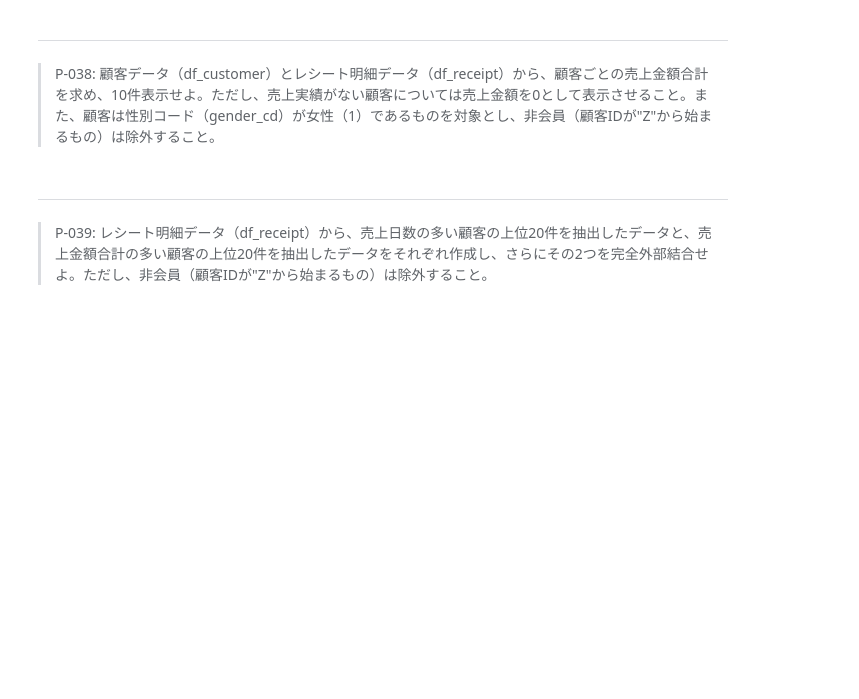
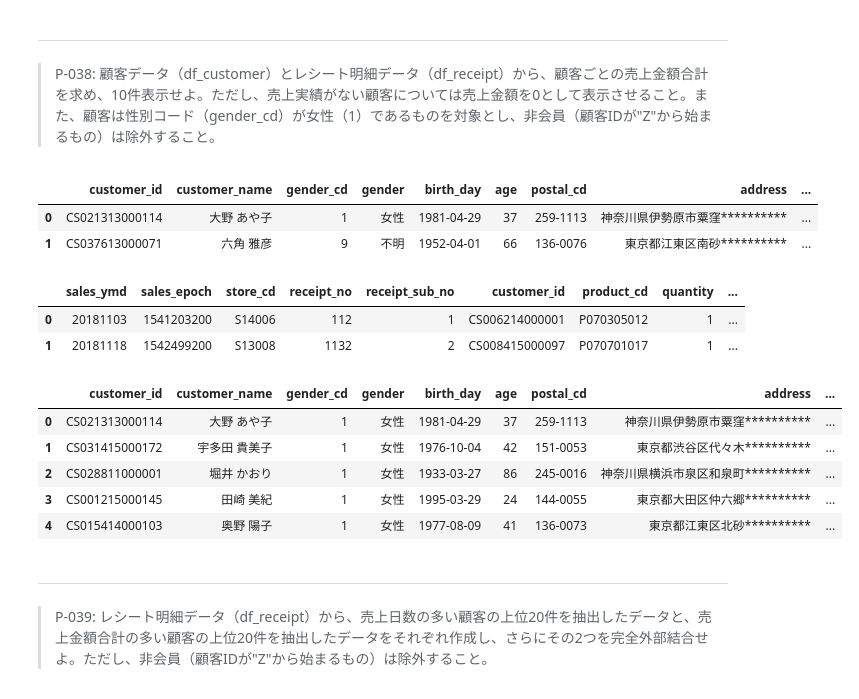
Before and after one commit to libra20/100knocks2, a Jupyter notebook: docker/work/preprocess_knock_Python.ipynb, the cells around one changed output. Cells and saved outputs as stored; diff of their text form; code cells hidden in the pictures; blank space fills up the shorter version.

```diff
--- a/docker/work/preprocess_knock_Python.ipynb
+++ b/docker/work/preprocess_knock_Python.ipynb
@@ -737,6 +737,28 @@ df_product.merge(df_category[['category_major_cd', 'category_medium_cd', 'catego
 # %% [markdown]
 ---
 > P-038: 顧客データ（df_customer）とレシート明細データ（df_receipt）から、顧客ごとの売上金額合計を求め、10件表示せよ。ただし、売上実績がない顧客については売上金額を0として表示させること。また、顧客は性別コード（gender_cd）が女性（1）であるものを対象とし、非会員（顧客IDが"Z"から始まるもの）は除外すること。
+# %%
+df_customer.head(2)
+# %% [output]
+|  | customer_id | customer_name | gender_cd | gender | birth_day | age | postal_cd | address | ... |
+| 0 | CS021313000114 | 大野 あや子 | 1 | 女性 | 1981-04-29 | 37 | 259-1113 | 神奈川県伊勢原市粟窪********** | ... |
+| 1 | CS037613000071 | 六角 雅彦 | 9 | 不明 | 1952-04-01 | 66 | 136-0076 | 東京都江東区南砂********** | ... |
+# %%
+df_receipt.head(2)
+# %% [output]
+|  | sales_ymd | sales_epoch | store_cd | receipt_no | receipt_sub_no | customer_id | product_cd | quantity | ... |
+| 0 | 20181103 | 1541203200 | S14006 | 112 | 1 | CS006214000001 | P070305012 | 1 | ... |
+| 1 | 20181118 | 1542499200 | S13008 | 1132 | 2 | CS008415000097 | P070701017 | 1 | ... |
+# %%
+df_receipt_agg = df_receipt.groupby('customer_id').agg(amount_sum=('amount', 'sum')).reset_index()
+df_customer.query("gender_cd == '1' and (customer_id.str.startswith('Z') == False)").merge(df_receipt_agg, on='customer_id', how='left').fillna({'amount_sum': 0}).head()
+# %% [output]
+|  | customer_id | customer_name | gender_cd | gender | birth_day | age | postal_cd | address | ... |
+| 0 | CS021313000114 | 大野 あや子 | 1 | 女性 | 1981-04-29 | 37 | 259-1113 | 神奈川県伊勢原市粟窪********** | ... |
+| 1 | CS031415000172 | 宇多田 貴美子 | 1 | 女性 | 1976-10-04 | 42 | 151-0053 | 東京都渋谷区代々木********** | ... |
+| 2 | CS028811000001 | 堀井 かおり | 1 | 女性 | 1933-03-27 | 86 | 245-0016 | 神奈川県横浜市泉区和泉町********** | ... |
+| 3 | CS001215000145 | 田崎 美紀 | 1 | 女性 | 1995-03-29 | 24 | 144-0055 | 東京都大田区仲六郷********** | ... |
+| 4 | CS015414000103 | 奥野 陽子 | 1 | 女性 | 1977-08-09 | 41 | 136-0073 | 東京都江東区北砂********** | ... |
 # %% [markdown]
 ---
 > P-039: レシート明細データ（df_receipt）から、売上日数の多い顧客の上位20件を抽出したデータと、売上金額合計の多い顧客の上位20件を抽出したデータをそれぞれ作成し、さらにその2つを完全外部結合せよ。ただし、非会員（顧客IDが"Z"から始まるもの）は除外すること。
```
